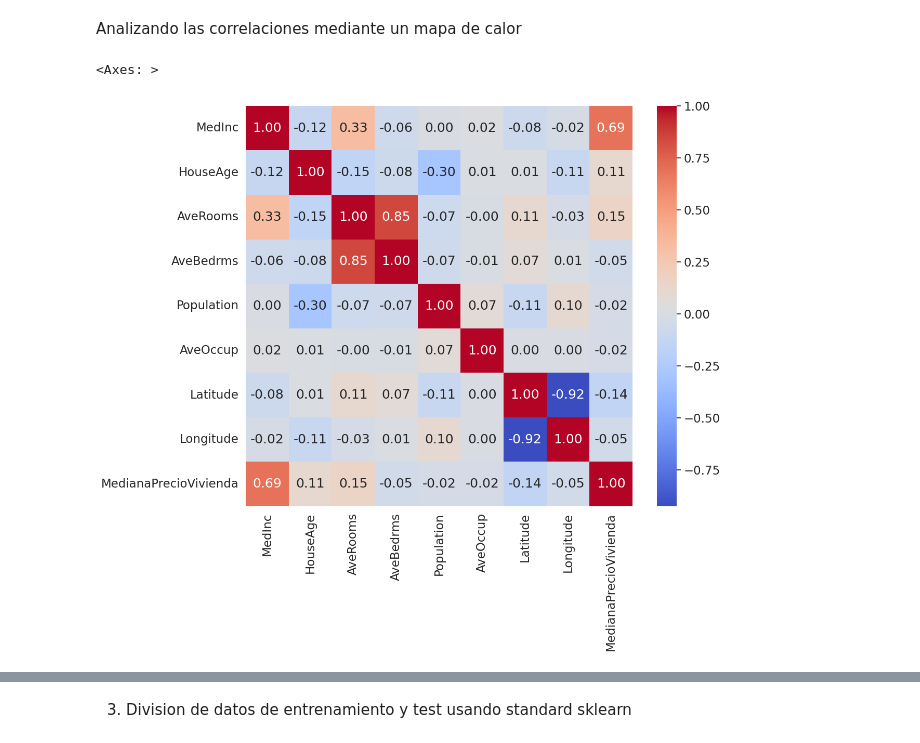
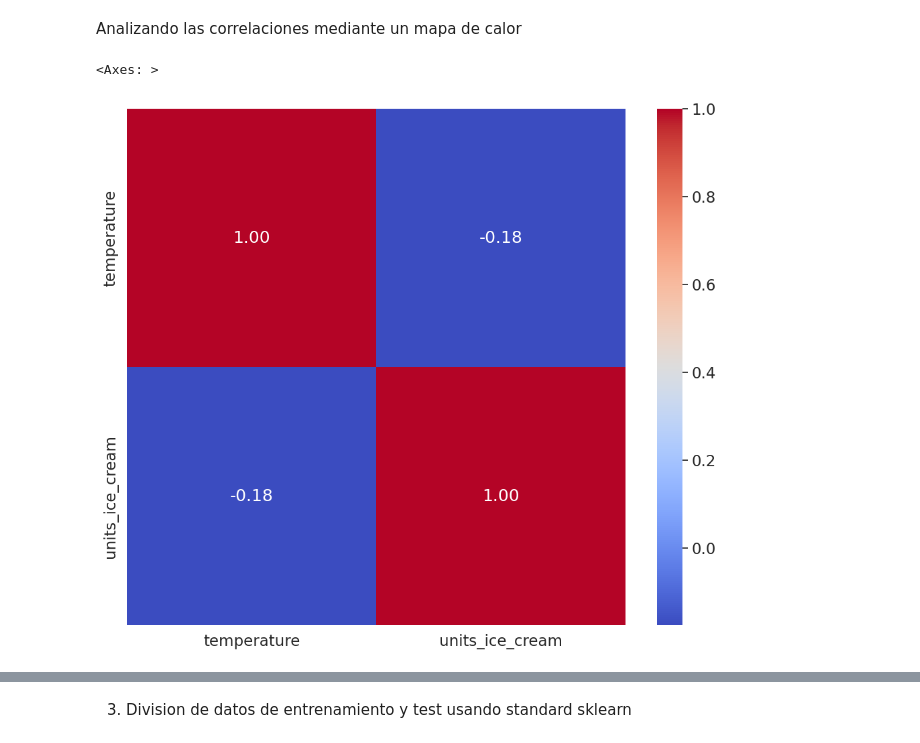
Before and after one commit to esyacelga/ai-proyecto-local, a Jupyter notebook: regresion-lineal-polinomica/src/notebooks/machine-learning-code.ipynb, the cells around one changed output, grey strips where cells are left out. Drawn from its saved outputs; the diff is of its cells as text; code cells hidden in the pictures.

```diff
--- a/regresion-lineal-polinomica/src/notebooks/machine-learning-code.ipynb
+++ b/regresion-lineal-polinomica/src/notebooks/machine-learning-code.ipynb
@@ -55,12 +44,12 @@ Analizando las correlaciones mediante un mapa de calor
 # %%
 import numpy as np
 import matplotlib.pyplot as plt
 #MedInc  HouseAge  AveRooms  AveBedrms  Population  AveOccup  Latitude
-numeric_cols = ['MedInc',  'HouseAge','AveRooms','AveBedrms', 'Population','AveOccup', 'Latitude' ,  'Longitude', 'MedianaPrecioVivienda' ]
+numeric_cols = ['temperature', 'units_ice_cream' ]
 cm = np.corrcoef(dataset[numeric_cols].values.T)
 sns.set_theme(font_scale=1.5, rc={"figure.figsize": (12, 10)})
 sns.heatmap(cm, annot=True, fmt=".2f", cmap="coolwarm",yticklabels=numeric_cols, xticklabels=numeric_cols)
 # %% [output]
 <Axes: >
-[figure, old version]
+[figure, new version]
 # %%
```
Also changed, not shown: parts of 16 cells of this notebook, 3 other files.
